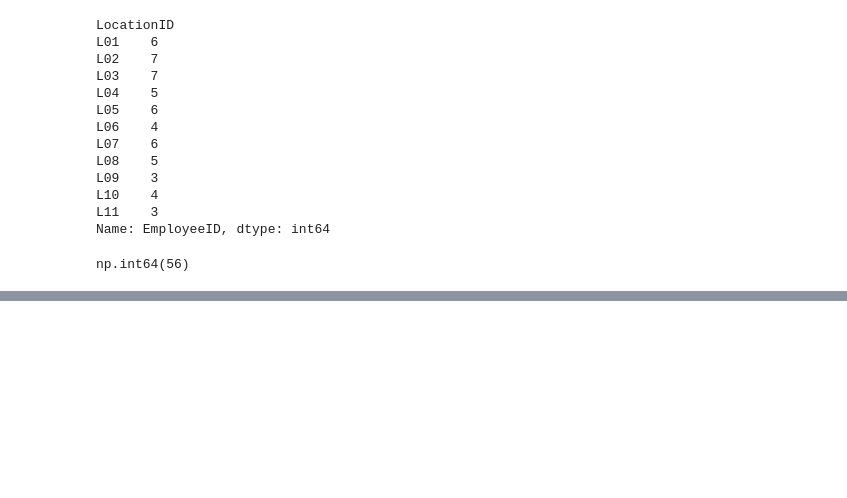
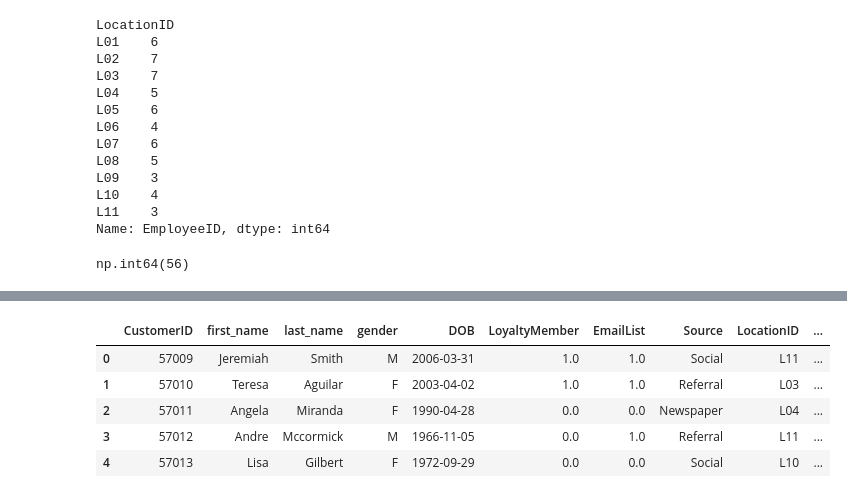
Before and after one commit to diwanashita/ace-bikes-data-transformation, a Jupyter notebook: data_extension.ipynb, the cells around one changed output, grey strips where cells are left out. Saved outputs shown, nothing was run; the diff lists cells and outputs as text; code cells hidden in the pictures; blank space fills up the shorter version.

```diff
--- a/data_extension.ipynb
+++ b/data_extension.ipynb
@@ -784,0 +538,9 @@ new_employees_df
+# %%
+new_customers_df.head()
+# %% [output]
+|  | CustomerID | first_name | last_name | gender | DOB | LoyaltyMember | EmailList | Source | LocationID | ... |
+| 0 | 57009 | Jeremiah | Smith | M | 2006-03-31 | 1.0 | 1.0 | Social | L11 | ... |
+| 1 | 57010 | Teresa | Aguilar | F | 2003-04-02 | 1.0 | 1.0 | Referral | L03 | ... |
+| 2 | 57011 | Angela | Miranda | F | 1990-04-28 | 0.0 | 0.0 | Newspaper | L04 | ... |
+| 3 | 57012 | Andre | Mccormick | M | 1966-11-05 | 0.0 | 1.0 | Referral | L11 | ... |
+| 4 | 57013 | Lisa | Gilbert | F | 1972-09-29 | 0.0 | 0.0 | Social | L10 | ... |
```
Also changed, not shown: parts of 17 cells of this notebook, 11 other files.
